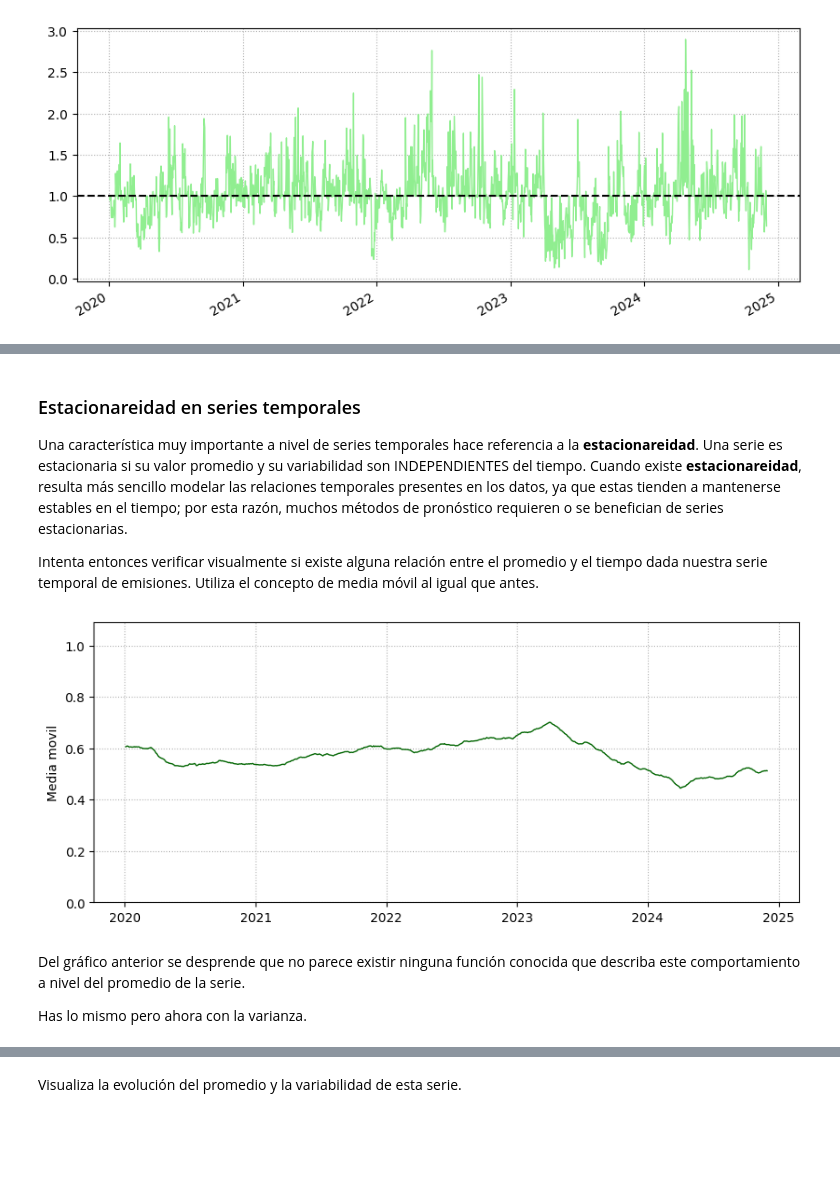
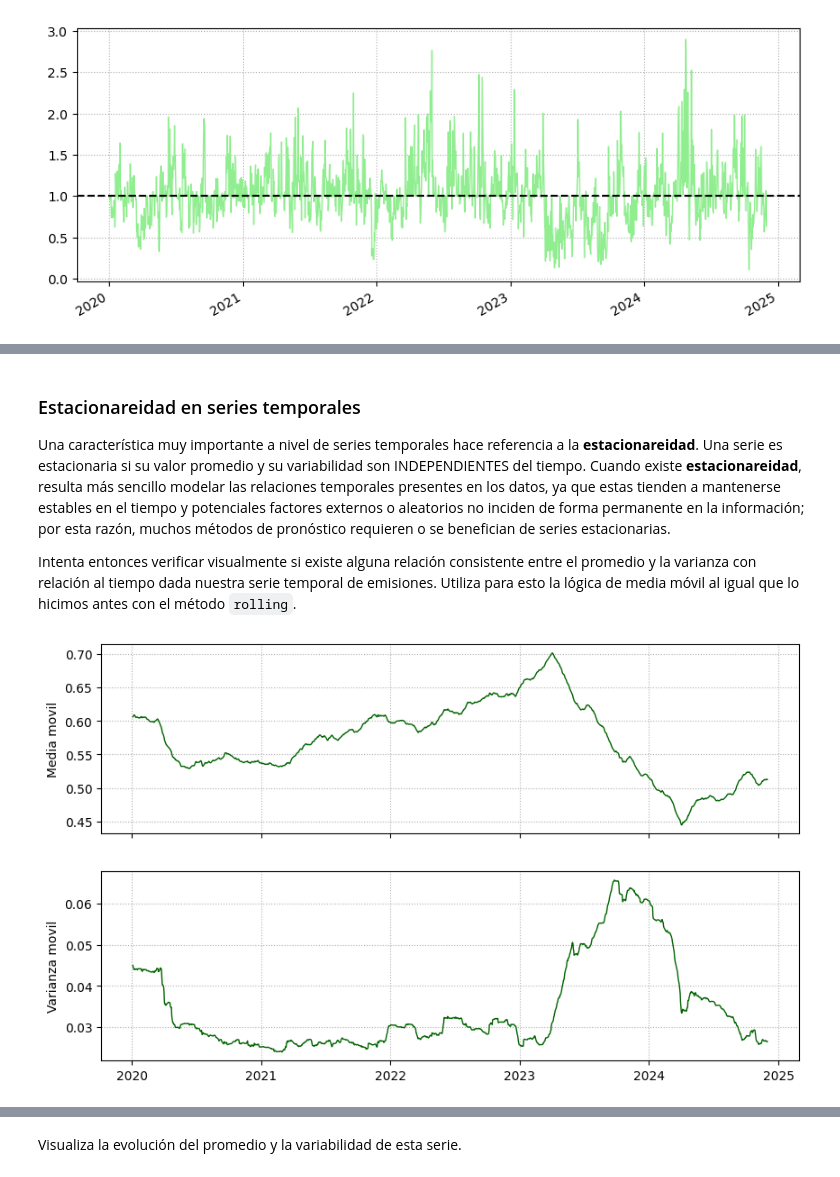
Before and after one commit to jsaraujo5081/material_curso_data_science, a Jupyter notebook: notebooks/S16_Series_Temporales_Sesiones.ipynb, the cells around one changed output, grey strips where cells are left out. Cells and saved outputs as stored; diff of their text form; code cells hidden in the pictures; blank space fills up the shorter version.

```diff
--- a/notebooks/S16_Series_Temporales_Sesiones.ipynb
+++ b/notebooks/S16_Series_Temporales_Sesiones.ipynb
@@ -471,31 +566,40 @@ plt.show()
 # %% [markdown]
 ### Estacionareidad en series temporales
 
-Una característica muy importante a nivel de series temporales hace referencia a la **estacionareidad**. Una serie es estacionaria si su valor promedio y su variabilidad son INDEPENDIENTES del tiempo. Cuando existe **estacionareidad**, resulta más sencillo modelar las relaciones temporales presentes en los datos, ya que estas tienden a mantenerse estables en el tiempo; por esta razón, muchos métodos de pronóstico requieren o se benefician de series estacionarias.
+Una característica muy importante a nivel de series temporales hace referencia a la **estacionareidad**. Una serie es estacionaria si su valor promedio y su variabilidad son INDEPENDIENTES del tiempo. Cuando existe **estacionareidad**, resulta más sencillo modelar las relaciones temporales presentes en los datos, ya que estas tienden a mantenerse estables en el tiempo y potenciales factores externos o aleatorios no inciden de forma permanente en la información; por esta razón, muchos métodos de pronóstico requieren o se benefician de series estacionarias.
 
-Intenta entonces verificar visualmente si existe alguna relación entre el promedio y el tiempo dada nuestra serie temporal de emisiones. Utiliza el concepto de media móvil al igual que antes.
+Intenta entonces verificar visualmente si existe alguna relación consistente entre el promedio y la varianza con relación al tiempo dada nuestra serie temporal de emisiones. Utiliza para esto la lógica de media móvil al igual que lo hicimos antes con el método `rolling`.
 # %%
 # Calcular media movil
 media_movil = (
     df_emisiones_d
     .rolling(365)
     .mean()
 )
 
-# Visualizar media móvil
-plt.figure(figsize = [10,4])
-plt.plot(
+# Calcular varianza movil
+var_movil = (
+    df_emisiones_d
+    .rolling(365)
+    .var()
+)
+
+# Visualizar media y varianza movil
+fig, ax = plt.subplots(nrows = 2, figsize = [10,6], sharex = True)
+ax[0].plot(
     media_movil,
     linewidth = 1,
     color = "darkgreen"
 )
-plt.ylabel("Media movil")
-plt.ylim([0,df_emisiones_d["emisiones"].quantile(0.99)])
-plt.grid(linestyle = ":")
+ax[0].set_ylabel("Media movil")
+ax[0].grid(linestyle = ":")
+ax[1].plot(
+    var_movil,
+    linewidth = 1,
+    color = "darkgreen"
+)
+ax[1].set_ylabel("Varianza movil")
+ax[1].grid(linestyle = ":")
 plt.show()
 # %% [output]
-[figure, old version]
+[figure, new version]
-# %% [markdown]
-Del gráfico anterior se desprende que no parece existir ninguna función conocida que describa este comportamiento a nivel del promedio de la serie.
-
-Has lo mismo pero ahora con la varianza.
```
Also changed, not shown: parts of 78 cells of this notebook, 43 other files.
